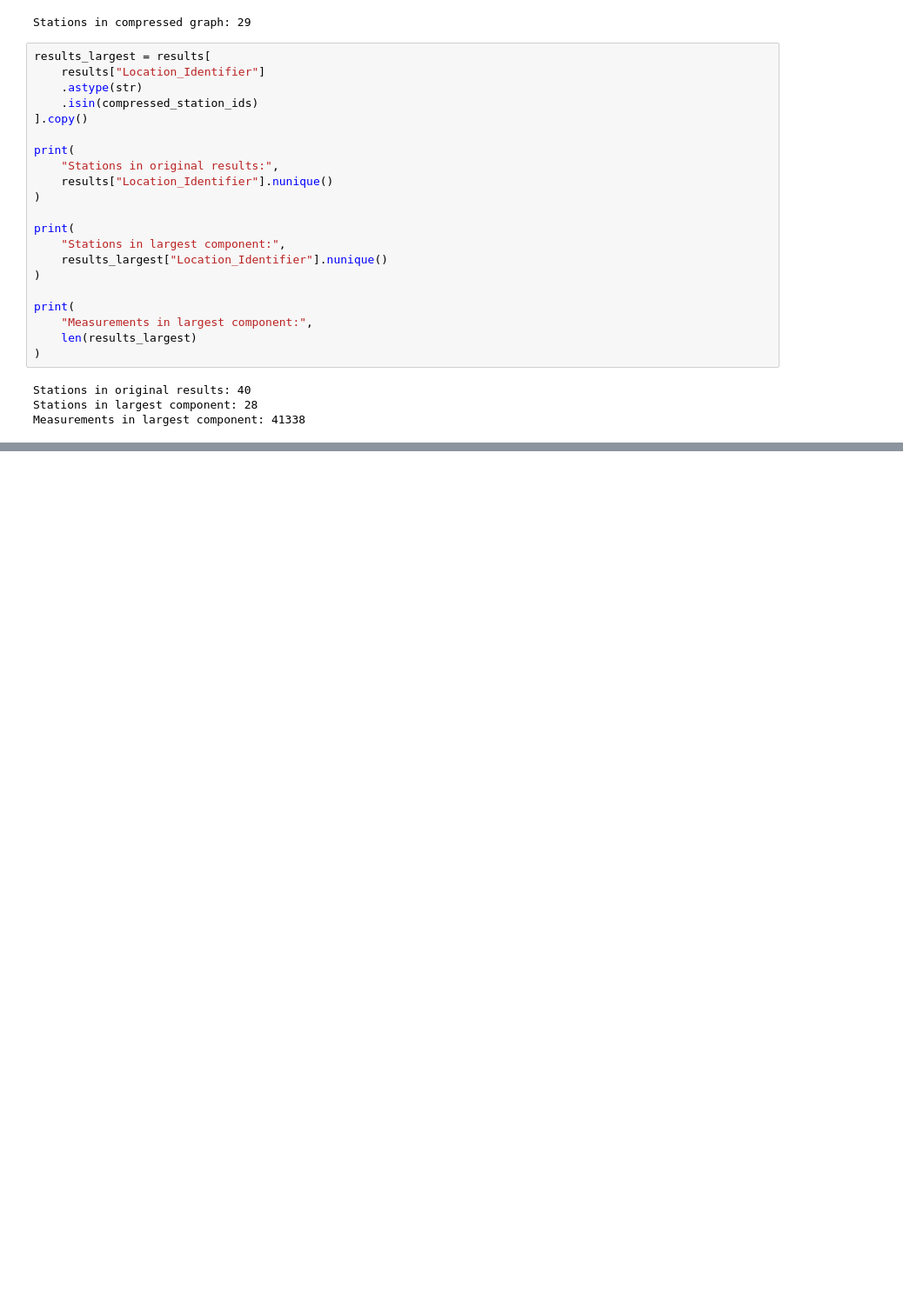
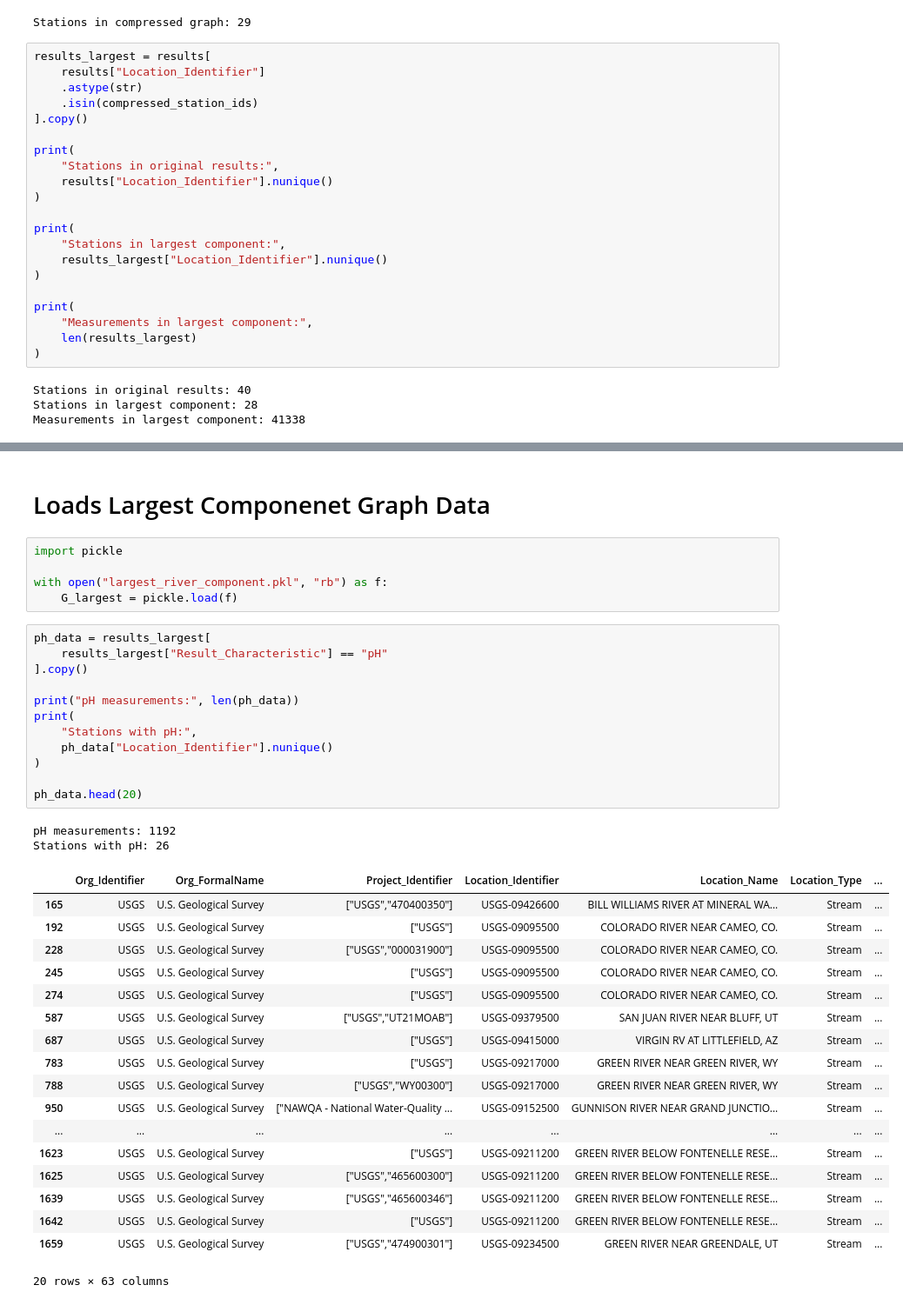
Before and after one commit to andrewc156/rivernets, a Jupyter notebook: main.ipynb, the cells around one changed output, grey strips where cells are left out. Shown at 87% size. Cells and saved outputs as stored; diff of their text form; blank space fills up the shorter version.

```diff
--- a/main.ipynb
+++ b/main.ipynb
@@ -3587,0 +3637,40 @@ station_summary.head(30)
+# %% [markdown]
+# Loads Largest Componenet Graph Data
+# %%
+import pickle
+
+with open("largest_river_component.pkl", "rb") as f:
+    G_largest = pickle.load(f)
+# %%
+ph_data = results_largest[
+    results_largest["Result_Characteristic"] == "pH"
+].copy()
+
+print("pH measurements:", len(ph_data))
+print(
+    "Stations with pH:",
+    ph_data["Location_Identifier"].nunique()
+)
+
+ph_data.head(20)
+# %% [output]
+pH measurements: 1192
+Stations with pH: 26
+|  | Org_Identifier | Org_FormalName | Project_Identifier | Location_Identifier | Location_Name | Location_Type | ... |
+| 165 | USGS | U.S. Geological Survey | ["USGS","470400350"] | USGS-09426600 | BILL WILLIAMS RIVER AT MINERAL WA... | Stream | ... |
+| 192 | USGS | U.S. Geological Survey | ["USGS"] | USGS-09095500 | COLORADO RIVER NEAR CAMEO, CO. | Stream | ... |
+| 228 | USGS | U.S. Geological Survey | ["USGS","000031900"] | USGS-09095500 | COLORADO RIVER NEAR CAMEO, CO. | Stream | ... |
+| 245 | USGS | U.S. Geological Survey | ["USGS"] | USGS-09095500 | COLORADO RIVER NEAR CAMEO, CO. | Stream | ... |
+| 274 | USGS | U.S. Geological Survey | ["USGS"] | USGS-09095500 | COLORADO RIVER NEAR CAMEO, CO. | Stream | ... |
+| 587 | USGS | U.S. Geological Survey | ["USGS","UT21MOAB"] | USGS-09379500 | SAN JUAN RIVER NEAR BLUFF, UT | Stream | ... |
+| 687 | USGS | U.S. Geological Survey | ["USGS"] | USGS-09415000 | VIRGIN RV AT LITTLEFIELD, AZ | Stream | ... |
+| 783 | USGS | U.S. Geological Survey | ["USGS"] | USGS-09217000 | GREEN RIVER NEAR GREEN RIVER, WY | Stream | ... |
+| 788 | USGS | U.S. Geological Survey | ["USGS","WY00300"] | USGS-09217000 | GREEN RIVER NEAR GREEN RIVER, WY | Stream | ... |
+| 950 | USGS | U.S. Geological Survey | ["NAWQA - National Water-Quality ... | USGS-09152500 | GUNNISON RIVER NEAR GRAND JUNCTIO... | Stream | ... |
+| ... | ... | ... | ... | ... | ... | ... | ... |
+| 1623 | USGS | U.S. Geological Survey | ["USGS"] | USGS-09211200 | GREEN RIVER BELOW FONTENELLE RESE... | Stream | ... |
+| 1625 | USGS | U.S. Geological Survey | ["USGS","465600300"] | USGS-09211200 | GREEN RIVER BELOW FONTENELLE RESE... | Stream | ... |
+| 1639 | USGS | U.S. Geological Survey | ["USGS","465600346"] | USGS-09211200 | GREEN RIVER BELOW FONTENELLE RESE... | Stream | ... |
+| 1642 | USGS | U.S. Geological Survey | ["USGS"] | USGS-09211200 | GREEN RIVER BELOW FONTENELLE RESE... | Stream | ... |
+| 1659 | USGS | U.S. Geological Survey | ["USGS","474900301"] | USGS-09234500 | GREEN RIVER NEAR GREENDALE, UT | Stream | ... |
+20 rows × 63 columns
```
Also changed, not shown: parts of 6 cells of this notebook, 1 other file.
